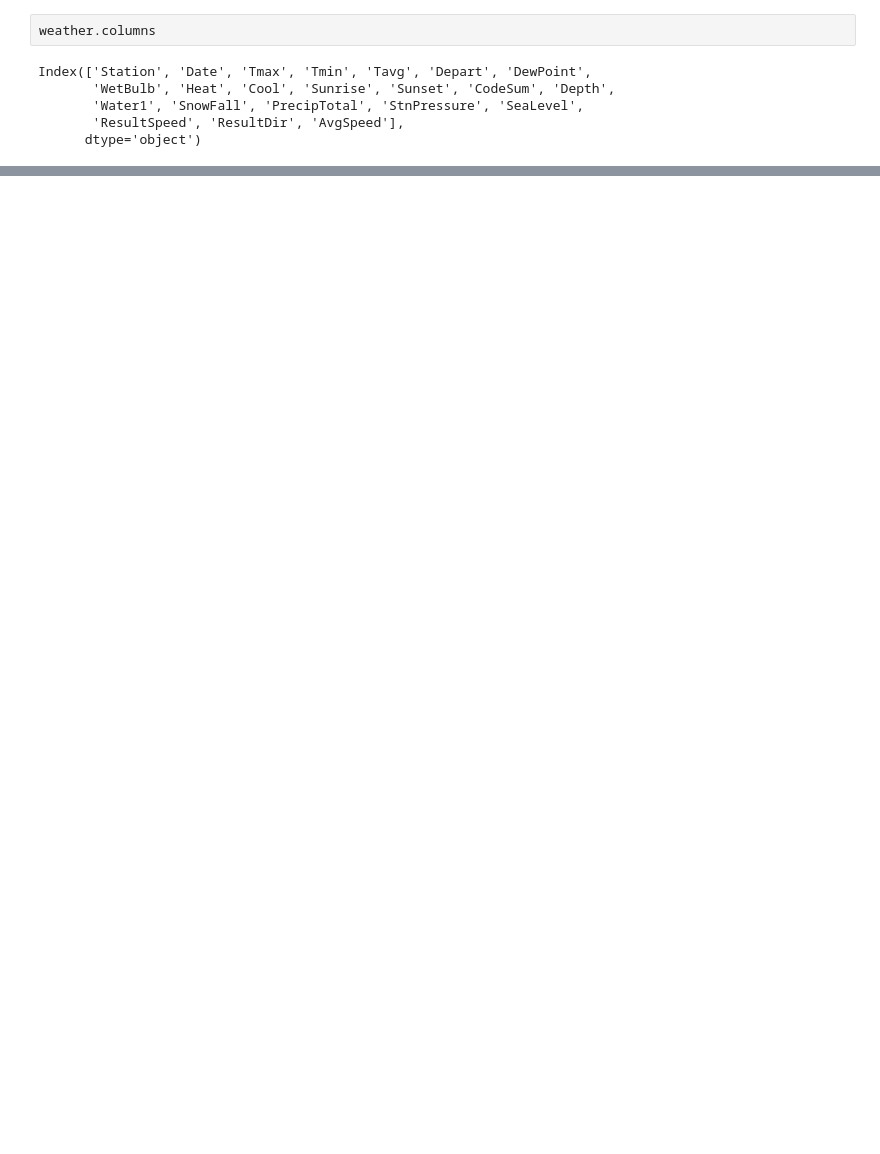
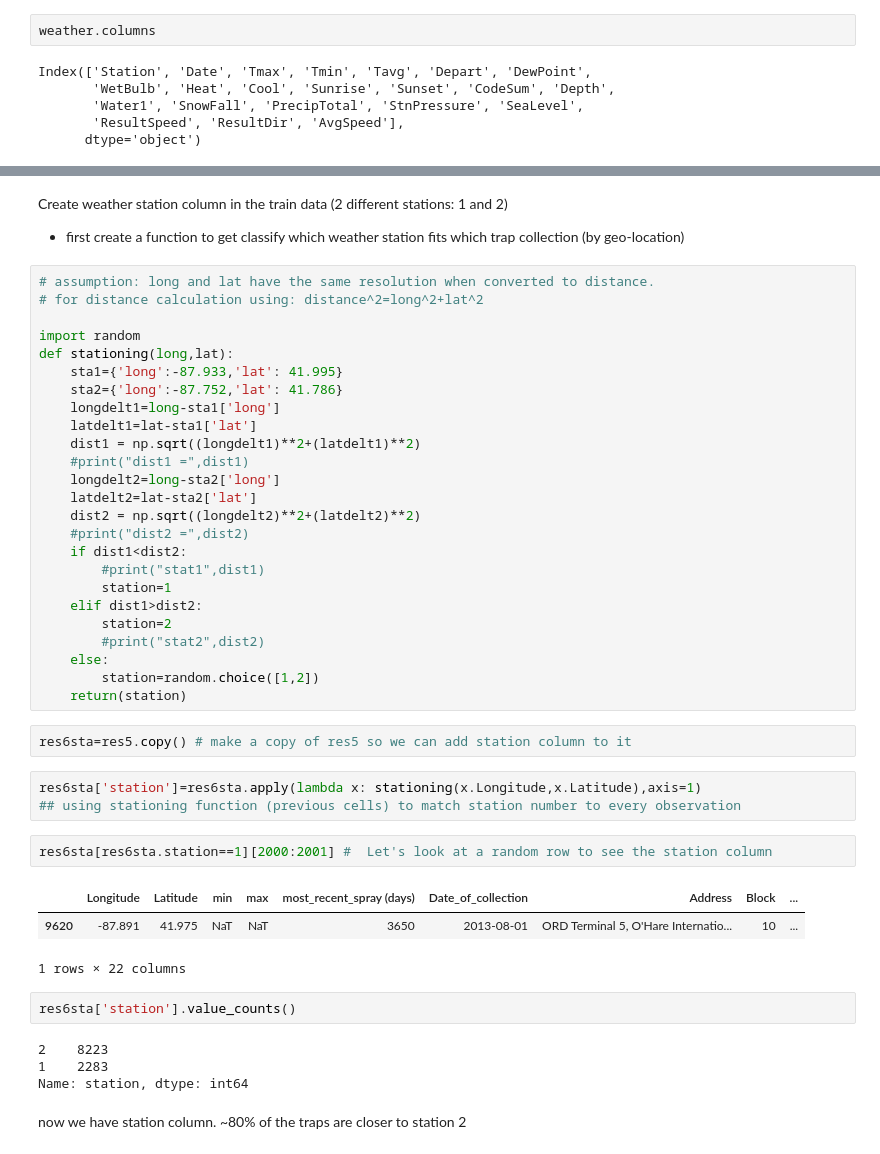
Before and after one commit to Erolino/WestNileVirus_Detection, a Jupyter notebook: WestNileVirus_Detection.ipynb, the cells around one changed output, grey strips where cells are left out. Drawn from its saved outputs; the diff is of its cells as text; blank space fills up the shorter version.

```diff
--- a/WestNileVirus_Detection.ipynb
+++ b/WestNileVirus_Detection.ipynb
@@ -806,0 +965,47 @@ print(weather.Water1.value_counts()),print(weather.SnowFall.value_counts()
+# %% [markdown]
+Create weather station column in the train data (2 different stations: 1 and 2)
+- first create a function to get classify which weather station fits which trap collection (by geo-location)
+# %%
+# assumption: long and lat have the same resolution when converted to distance.
+# for distance calculation using: distance^2=long^2+lat^2
+
+import random
+def stationing(long,lat):
+    sta1={'long':-87.933,'lat': 41.995}
+    sta2={'long':-87.752,'lat': 41.786}
+    longdelt1=long-sta1['long']
+    latdelt1=lat-sta1['lat']
+    dist1 = np.sqrt((longdelt1)**2+(latdelt1)**2)
+    #print("dist1 =",dist1)
+    longdelt2=long-sta2['long']
+    latdelt2=lat-sta2['lat']
+    dist2 = np.sqrt((longdelt2)**2+(latdelt2)**2)
+    #print("dist2 =",dist2)
+    if dist1<dist2:
+        #print("stat1",dist1)
+        station=1
+    elif dist1>dist2:
+        station=2
+        #print("stat2",dist2)
+    else:
+        station=random.choice([1,2])
+    return(station)
+# %%
+res6sta=res5.copy() # make a copy of res5 so we can add station column to it
+# %%
+res6sta['station']=res6sta.apply(lambda x: stationing(x.Longitude,x.Latitude),axis=1)
+## using stationing function (previous cells) to match station number to every observation
+# %%
+res6sta[res6sta.station==1][2000:2001] #  Let's look at a random row to see the station column
+# %% [output]
+|  | Longitude | Latitude | min | max | most_recent_spray (days) | Date_of_collection | Address | Block | ... |
+| 9620 | -87.891 | 41.975 | NaT | NaT | 3650 | 2013-08-01 | ORD Terminal 5, O'Hare Internatio... | 10 | ... |
+1 rows × 22 columns
+# %%
+res6sta['station'].value_counts()
+# %% [output]
+2    8223
+1    2283
+Name: station, dtype: int64
+# %% [markdown]
+now we have station column. ~80% of the traps are closer to station 2
```
Also changed, not shown: parts of 37 cells of this notebook.
